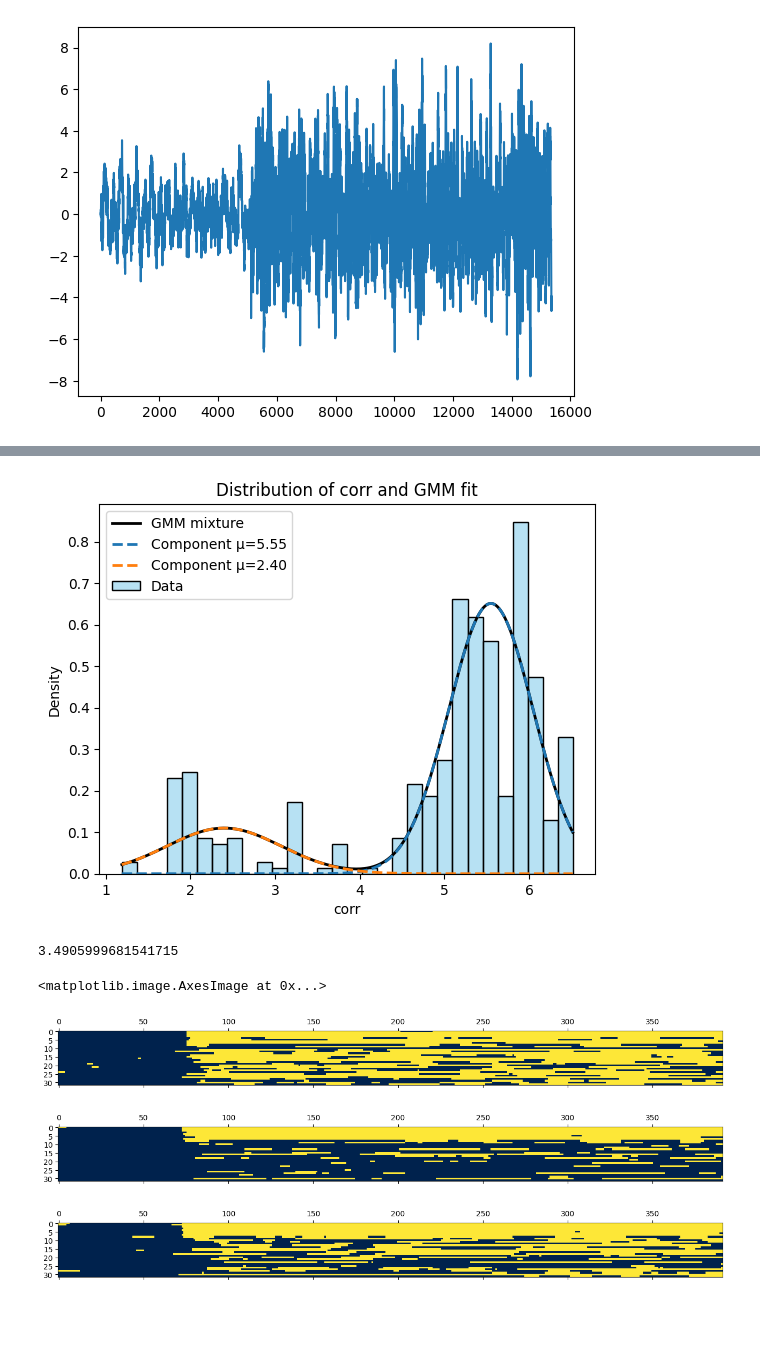
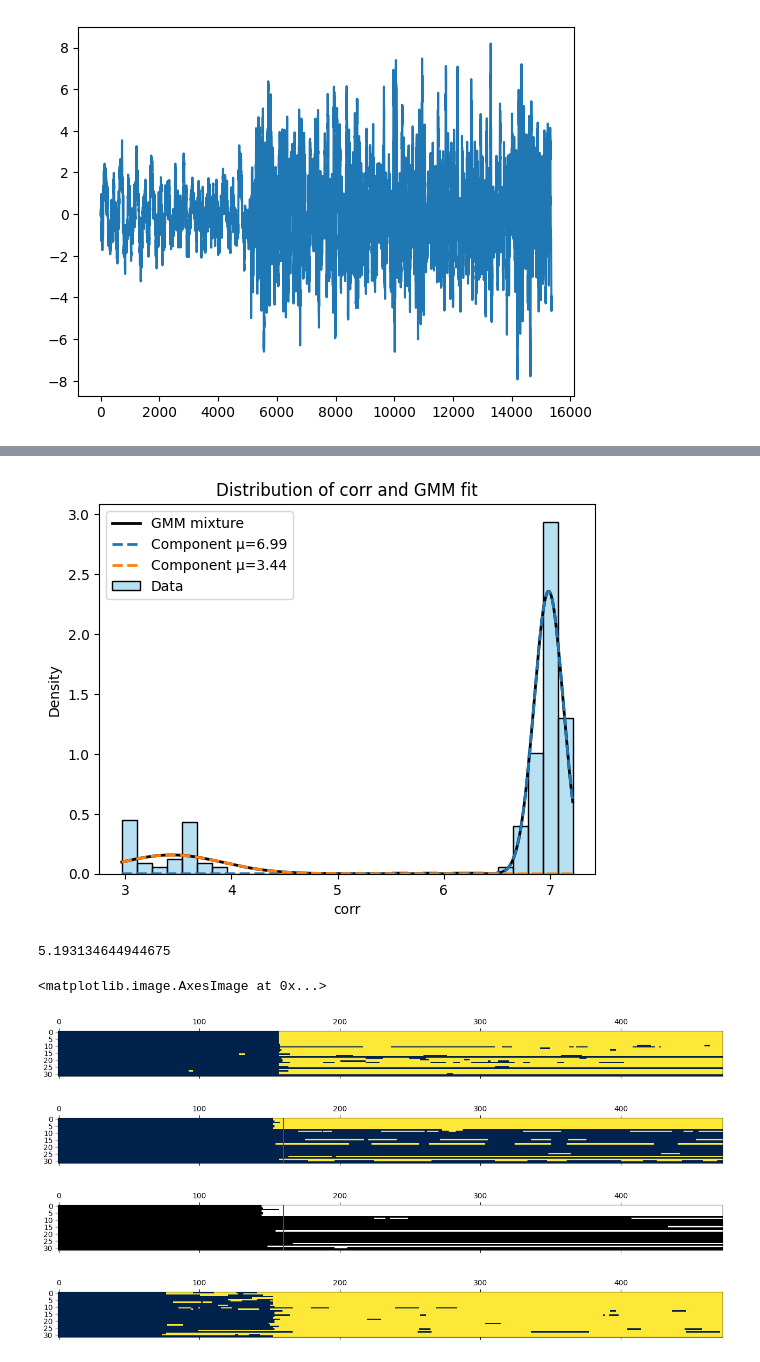
Before and after one commit to wojemann/DynaSD, a Jupyter notebook: examples/test_sim.ipynb, the cells around one changed output, grey strips where cells are left out. Saved outputs shown, nothing was run; the diff lists cells and outputs as text; code cells hidden in the pictures; blank space fills up the shorter version.

```diff
--- a/examples/test_sim.ipynb
+++ b/examples/test_sim.ipynb
@@ -49,7 +51,7 @@ print(f"📦 NDD class: {NDD}")
 fs = 256
 generator = SyntheticSeizureGenerator(fs=fs, random_seed=42)
 
-data,sz_start,sz_end = generator.generate_combined_signal(baseline_duration=20, seizure_duration=40, seizure_type='spike_wave', n_channels=32, focal_channels=list(range(8)), transition_duration=0)
+data,sz_start,sz_end = generator.generate_combined_signal(baseline_duration=20, seizure_duration=40, seizure_type='focal', n_channels=32, focal_channels=list(range(8)), transition_duration=0)
 # %%
 from example_utils import plot_iEEG_data
 
@@ -62,7 +64,7 @@ plt.show()
 [figure]
 # %%
 sequence_length = 16
-forecast_length = 16
+forecast_length = 1
 # model = GIN(num_epochs=100,batch_size=128,sequence_length = sequence_length,forecast_length=forecast_length,hidden_size=sequence_length*data.shape[1],early_stopping=True, num_layers=1,lr=0.0005,w_stride=0.25,w_size=1,patience=3)
 # model = LiRNDDA(num_epochs=200,batch_size=32,sequence_length = sequence_length,forecast_length=forecast_length,hidden_size=sequence_length*data.shape[1],early_stopping=True, num_layers=1,lr=0.0005,w_stride=0.0625,w_size=1,patience=3)
 
@@ -224,22 +226,28 @@ for i in range(y.shape[1]):
     plt.show()
     break
 # %% [output]
-[figure, old version]
+[figure, new version]
 # %%
 g =np.log(model.get_threshold(ndd.iloc[train_idx:,:],method='medianover'))
 print(g)
 # %% [output]
-3.4905999681541715
+5.193134644944675
 # %%
 t = np.percentile(sc.ndimage.median_filter(np.log(ndd.loc[gen_mask,].copy()),size=20,mode='nearest',axes=0),95,axis=0)
 
-plt.matshow(sc.ndimage.median_filter(np.log(ndd.loc[~train_mask,].copy()),size=20,mode='nearest',axes=0).T>t.reshape(-1,1))
+plt.matshow(sc.ndimage.median_filter(np.log(ndd.copy()),size=20,mode='nearest',axes=0).T>t.reshape(-1,1))
 
-plt.matshow(sc.ndimage.median_filter(np.log(ndd.loc[~train_mask,].copy()),size=20,mode='nearest',axes=0).T>g)
+plt.matshow(sc.ndimage.median_filter(np.log(ndd.copy()),size=20,mode='nearest',axes=0).T>g)
+plt.axvline(x=onset_idx*2,color='r')
 
-plt.matshow(sc.ndimage.median_filter(np.log(ndd.loc[~train_mask,].copy()),size=20,mode='nearest',axes=0).T>np.sqrt(10.597))
+_,sz_clf = model.get_onset_and_spread(ndd.iloc[:,:],ret_smooth_mat=True)
+plt.matshow(sz_clf.T,cmap='gray')
+plt.axvline(x=onset_idx*2,color='r')
+
+plt.matshow(sc.ndimage.median_filter(np.log(ndd.copy()),size=20,mode='nearest',axes=0).T>np.sqrt(10.597))
 # %% [output]
 <matplotlib.image.AxesImage at 0x...>
-[figure, old version]
+[figure, new version]
-[figure, old version]
+[figure, new version]
-[figure, old version]
+[figure, new version]
+[figure, added]
```
Also changed, not shown: parts of 8 cells of this notebook.
